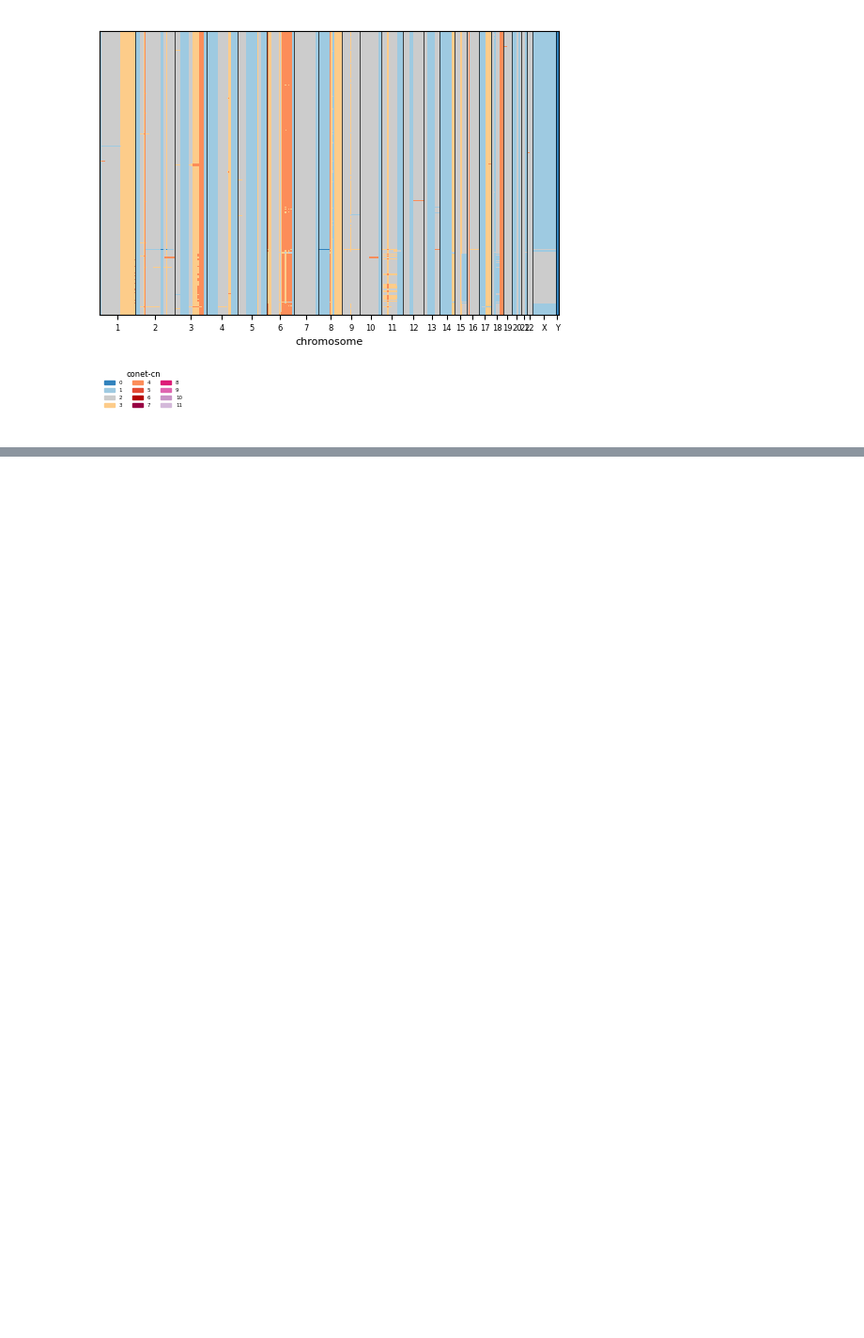
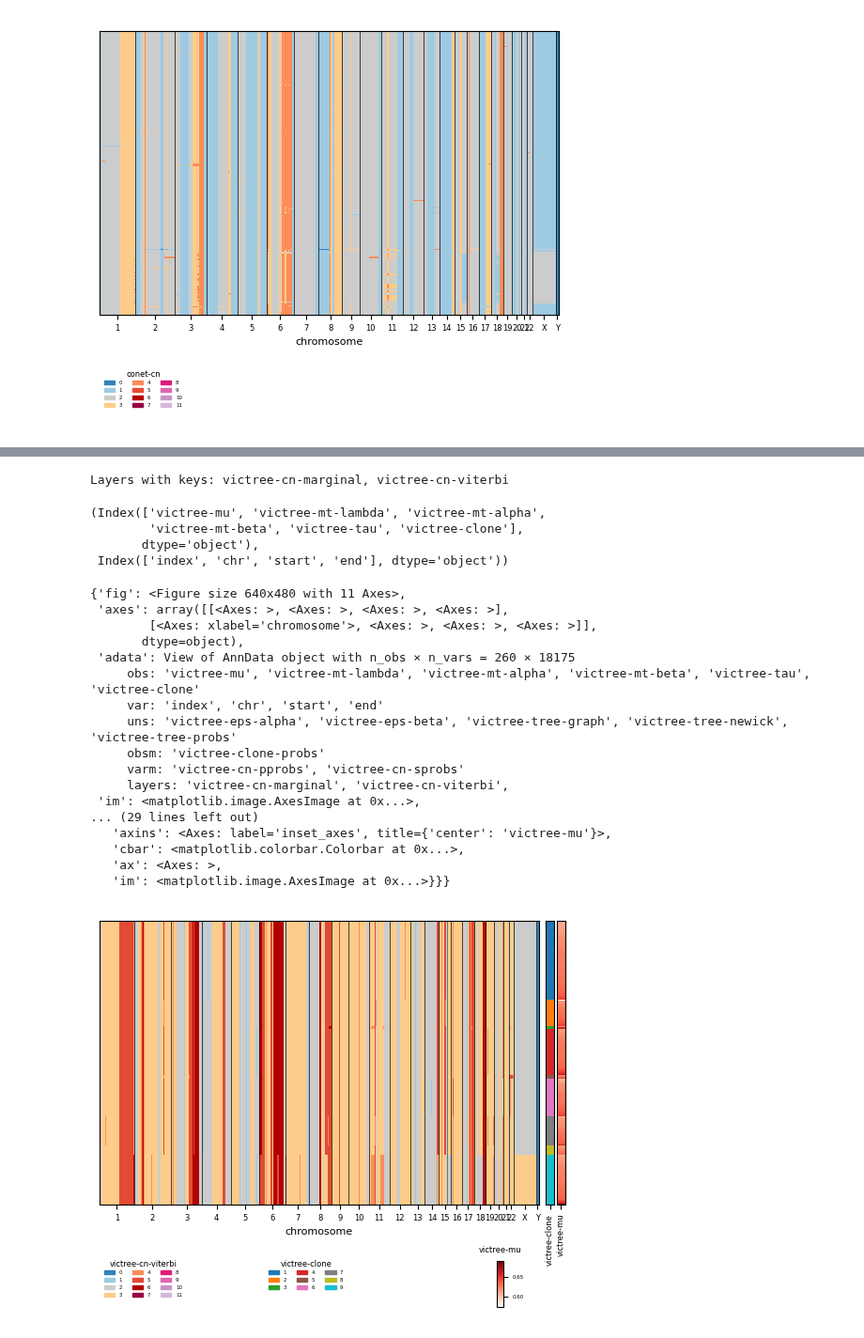
Before and after one commit to Lagergren-Lab/victree, a Jupyter notebook: src/experiments/SA501X3F_victree_analysis.ipynb, the cells around one changed output, grey strips where cells are left out. Shown at 94% size. Drawn from its saved outputs; the diff is of its cells as text; code cells hidden in the pictures; blank space fills up the shorter version.

```diff
--- a/src/experiments/SA501X3F_victree_analysis.ipynb
+++ b/src/experiments/SA501X3F_victree_analysis.ipynb
@@ -188,0 +196,34 @@ pl.plot_cell_cn_matrix_fig(bio_ad, layer_name='conet-cn', cell_order_fields=['cl
+# %%
+# out_ad_split = anndata.read_h5ad("/Users/zemp/PycharmProjects/output/SA501X3F/K10L5i200step0p1splitVweight/victree.out.h5ad")
+out_ad_split = anndata.read_h5ad("/Users/zemp/phd/scilife/cpt_experiments/SA501X3F/victree_out.h5ad")
+out_ad_split.layers
+# %% [output]
+Layers with keys: victree-cn-marginal, victree-cn-viterbi
+# %%
+out_ad_split.obs.columns, out_ad_split.var.columns
+# %% [output]
+(Index(['victree-mu', 'victree-mt-lambda', 'victree-mt-alpha',
+        'victree-mt-beta', 'victree-tau', 'victree-clone'],
+       dtype='object'),
+ Index(['index', 'chr', 'start', 'end'], dtype='object'))
+# %%
+pl.plot_cell_cn_matrix_fig(out_ad_split, layer_name='victree-cn-viterbi', cell_order_fields=['victree-clone', 'victree-mu'], annotation_fields=['victree-clone', 'victree-mu'], max_cn=6)
+# %% [output]
+{'fig': <Figure size 640x480 with 11 Axes>,
+ 'axes': array([[<Axes: >, <Axes: >, <Axes: >, <Axes: >],
+        [<Axes: xlabel='chromosome'>, <Axes: >, <Axes: >, <Axes: >]],
+       dtype=object),
+ 'adata': View of AnnData object with n_obs × n_vars = 260 × 18175
+     obs: 'victree-mu', 'victree-mt-lambda', 'victree-mt-alpha', 'victree-mt-beta', 'victree-tau', 'victree-clone'
+     var: 'index', 'chr', 'start', 'end'
+     uns: 'victree-eps-alpha', 'victree-eps-beta', 'victree-tree-graph', 'victree-tree-newick', 'victree-tree-probs'
+     obsm: 'victree-clone-probs'
+     varm: 'victree-cn-pprobs', 'victree-cn-sprobs'
+     layers: 'victree-cn-marginal', 'victree-cn-viterbi',
+ 'im': <matplotlib.image.AxesImage at 0x...>,
+... (29 lines left out)
+   'axins': <Axes: label='inset_axes', title={'center': 'victree-mu'}>,
+   'cbar': <matplotlib.colorbar.Colorbar at 0x...>,
+   'ax': <Axes: >,
+   'im': <matplotlib.image.AxesImage at 0x...>}}}
+[figure, added]
```
Also changed, not shown: parts of 4 cells of this notebook, 5 other files.
